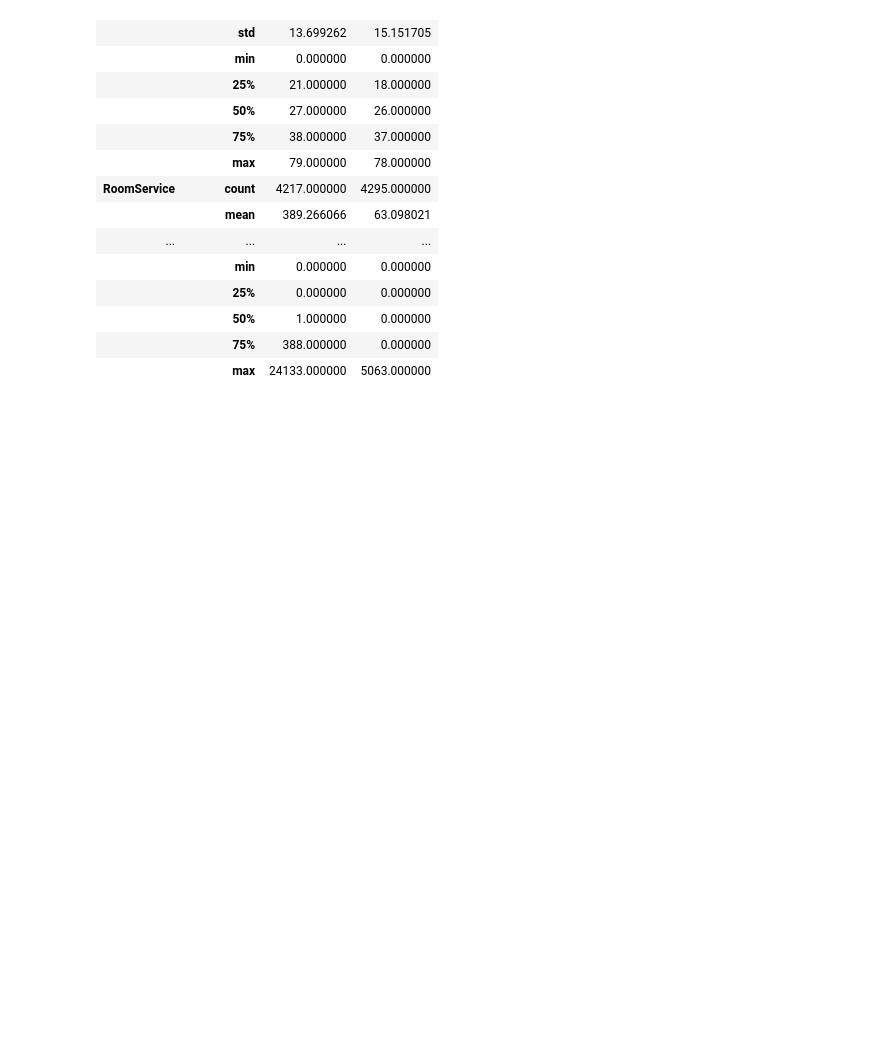
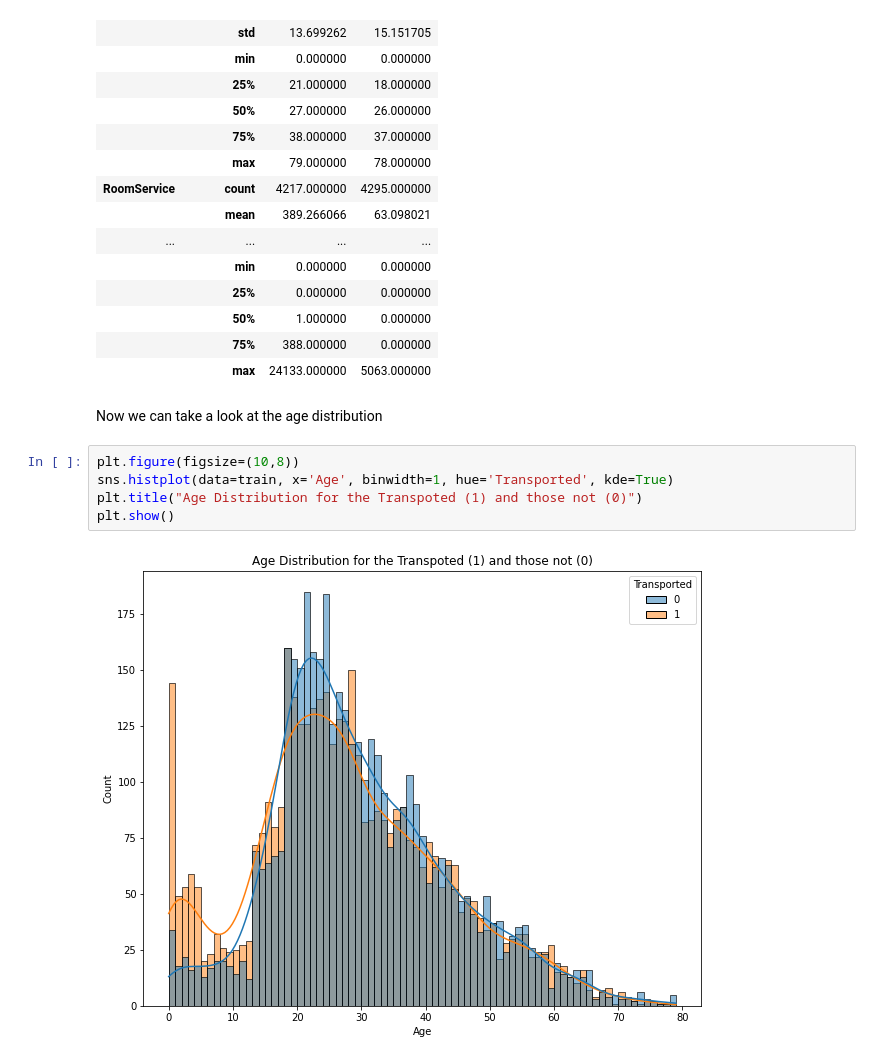
Before and after one commit to ofithcheallaigh/machine_learning_projects, a Jupyter notebook: Kaggle/Comps/Spaceship Titanic/Spaceship Titanic.ipynb, the cells around one changed output. Saved outputs shown, nothing was run; the diff lists cells and outputs as text; blank space fills up the shorter version.

Commit message:
EDA on age of transported, comment on observations

```diff
--- a/Kaggle/Comps/Spaceship Titanic/Spaceship Titanic.ipynb
+++ b/Kaggle/Comps/Spaceship Titanic/Spaceship Titanic.ipynb
@@ -281,3 +281,12 @@ train.groupby('Transported').describe().T
 |  | 50% | 1.000000 | 0.000000 |
 |  | 75% | 388.000000 | 0.000000 |
 |  | max | 24133.000000 | 5063.000000 |
+# %% [markdown]
+Now we can take a look at the age distribution
+# %%
+plt.figure(figsize=(10,8))
+sns.histplot(data=train, x='Age', binwidth=1, hue='Transported', kde=True)
+plt.title("Age Distribution for the Transpoted (1) and those not (0)")
+plt.show()
+# %% [output]
+[figure, added]
```
Also changed, not shown: parts of 2 cells of this notebook.
